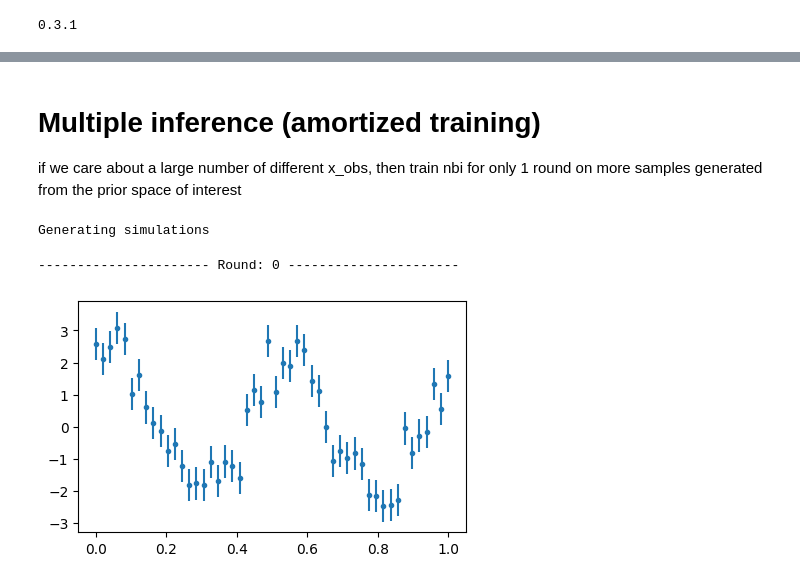
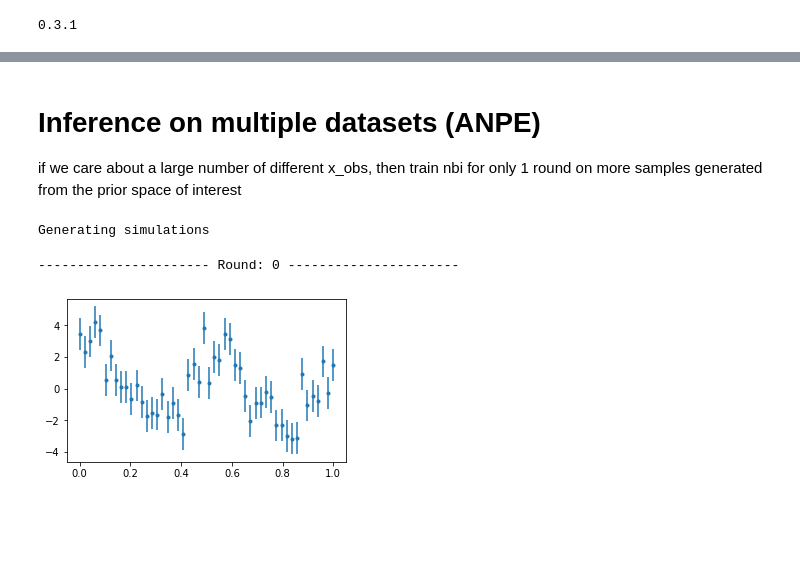
Before and after one commit to kmzzhang/nbi, a Jupyter notebook: examples/demo-sine-v031.ipynb, the cells around one changed output, grey strips where cells are left out. Saved outputs shown, nothing was run; the diff lists cells and outputs as text; code cells hidden in the pictures; blank space fills up the shorter version.

```diff
--- a/examples/demo-sine-v031.ipynb
+++ b/examples/demo-sine-v031.ipynb
@@ -138,5 +110,5 @@ plt.errorbar(range(50), x_obs, yerr=2, fmt='rx')
 # %% [markdown]
-# Multiple inference (amortized training)
+# Inference on multiple datasets (ANPE)
 if we care about a large number of different x_obs, then train nbi for only 1 round on more samples generated from the prior space of interest
 # %%
 # let's say we have a large set of observed sine curves with different noise levels
@@ -153,6 +125,7 @@ def noise(x, y):
 # %%
 # hyperparameters for the normalizing flow
 flow_config = {
+    'n_dims': 3,
     'flow_hidden': 32,
     'num_cond_inputs': 32,
     'num_blocks': 4
@@ -161,7 +134,7 @@ flow_config = {
 # the NBI package provides predefined featurizer NNs for certain types of data
 # including 1D sequences
 featurizer_config = {
-    'type': 'sequence',
+    'type': 'resnet-gru',
     'dim_in': 1,
     'dim_conv_max': 256,
     'depth': 3
@@ -170,39 +143,37 @@ featurizer_config = {
 
 # initialize NBI engine
 engine = nbi.NBI(
-    featurizer_config,
-    flow_config=flow_config,
+    flow=flow_config,
+    featurizer=featurizer_config,
     simulator=sine,
-    noise=noise,
-    prior=prior,
+    priors=priors,
     labels=labels,
-    n_jobs=10,
-    X=X,                      # To use saved training set: X = np.load('test/0_x.npy')
-    Y=Y,                      # To use saved training set: Y = np.load('test/0_y.npy')
+    n_jobs=10
 )
-
-engine.fit(
-    n_rounds=1,
-    n_per_round=5120*2,
-    n_epochs=10
-)
-# %% [output]
-Generating simulations
----------------------- Round: 0 ----------------------
+# %%
+engine.fit(
+    n_sims=5120 * 2,
+    n_rounds=1,
+    n_epochs=5,
+    noise=noise
+)
+# %% [output]
+Generating simulations
+---------------------- Round: 0 ----------------------
 # %%
 # to do inference with the trained engine, input x_obs and desired effective sample size of the posterior sample
 
-x_err = 0.5
+x_err = 1
 np.random.seed(0)
 
 y_true = [1, 2, 4*np.pi]
 x_obs = sine(y_true) + np.random.normal(size=50) * x_err
 
 plt.figure(figsize=(5,3))
 plt.errorbar(t, x_obs, yerr=x_err, fmt='.')
 plt.show()
 # %% [output]
-[figure, old version]
+[figure, new version]
 # %%
 # the first corner plot is the nbi surrogate posterior
 # the second corner plot is the importance reweighted posterior
```
Also changed, not shown: parts of 13 cells of this notebook, 3 other files.
